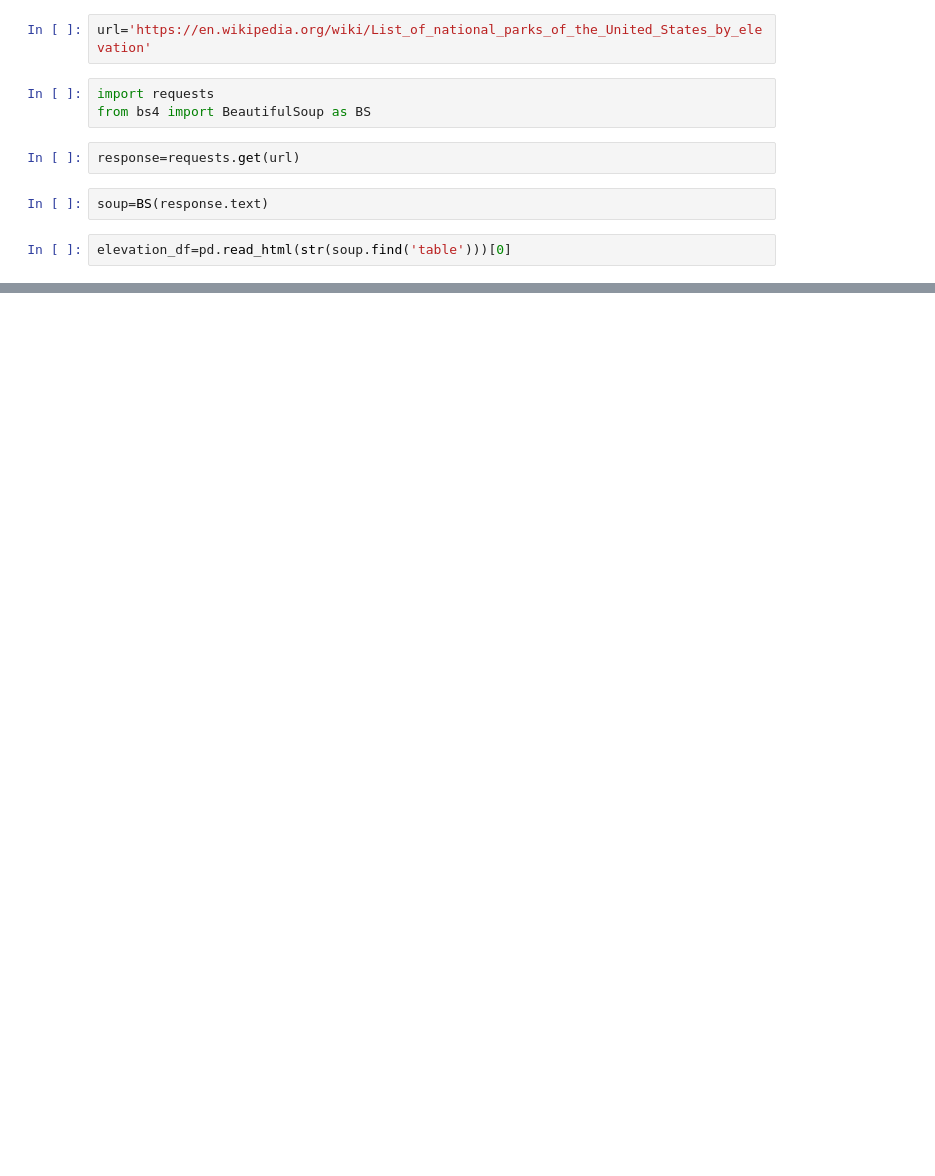
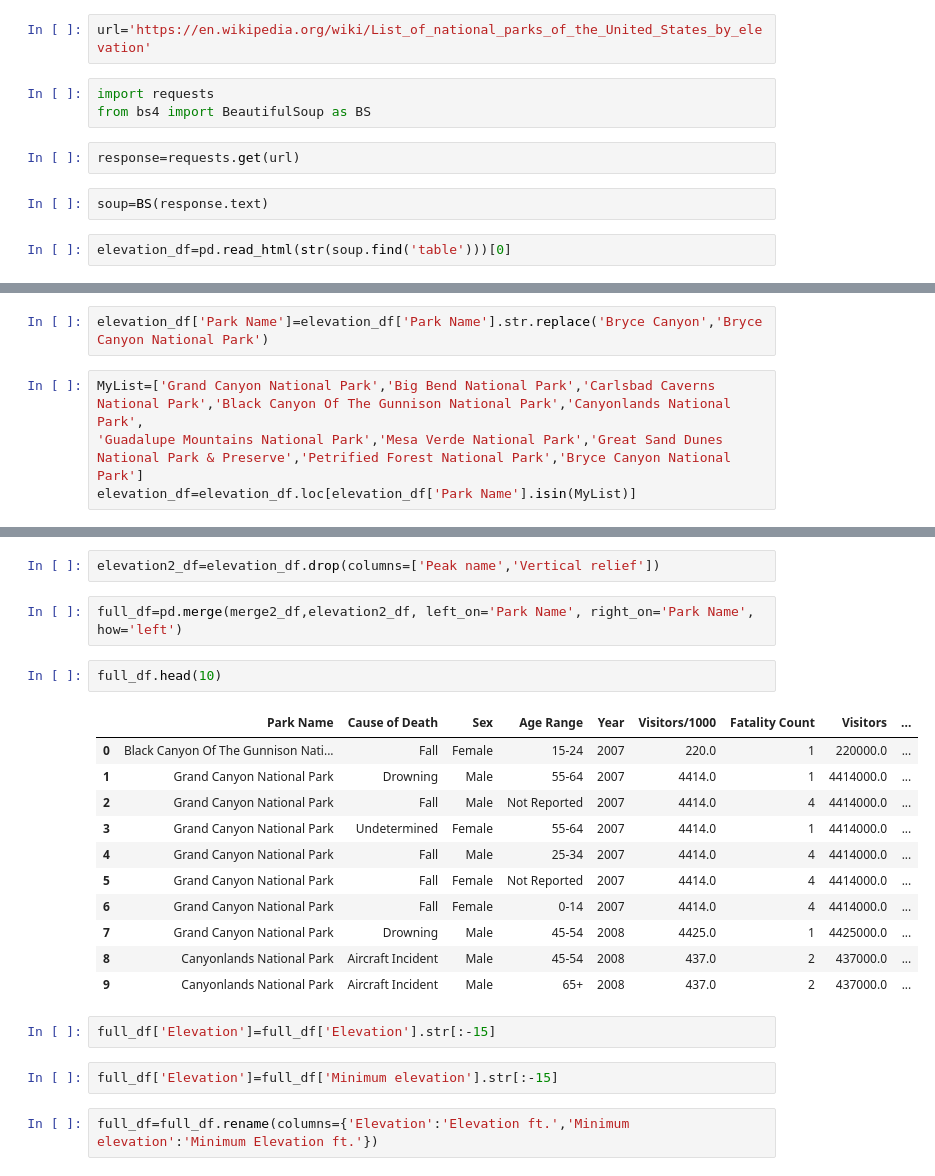
Before and after one commit to GGRAN24/Capstone_NParks, a Jupyter notebook: Capstone(a).ipynb, the cells around one changed output, grey strips where cells are left out. Cells and saved outputs as stored; diff of their text form; blank space fills up the shorter version.

```diff
--- a/Capstone(a).ipynb
+++ b/Capstone(a).ipynb
@@ -1582,0 +1657,6 @@ Wednesday am: finish data
+# %%
+elevation_df['Park Name']=elevation_df['Park Name'].str.replace('Bryce Canyon','Bryce Canyon National Park')
+# %%
+MyList=['Grand Canyon National Park','Big Bend National Park','Carlsbad Caverns National Park','Black Canyon Of The Gunnison National Park','Canyonlands National Park',
+'Guadalupe Mountains National Park','Mesa Verde National Park','Great Sand Dunes National Park & Preserve','Petrified Forest National Park','Bryce Canyon National Park']
+elevation_df=elevation_df.loc[elevation_df['Park Name'].isin(MyList)]
@@ -1582,0 +1677,24 @@ Wednesday am: finish data
+# %%
+elevation2_df=elevation_df.drop(columns=['Peak name','Vertical relief'])
+# %%
+full_df=pd.merge(merge2_df,elevation2_df, left_on='Park Name', right_on='Park Name', how='left')
+# %%
+full_df.head(10)
+# %% [output]
+|  | Park Name | Cause of Death | Sex | Age Range | Year | Visitors/1000 | Fatality Count | Visitors | ... |
+| 0 | Black Canyon Of The Gunnison Nati... | Fall | Female | 15-24 | 2007 | 220.0 | 1 | 220000.0 | ... |
+| 1 | Grand Canyon National Park | Drowning | Male | 55-64 | 2007 | 4414.0 | 1 | 4414000.0 | ... |
+| 2 | Grand Canyon National Park | Fall | Male | Not Reported | 2007 | 4414.0 | 4 | 4414000.0 | ... |
+| 3 | Grand Canyon National Park | Undetermined | Female | 55-64 | 2007 | 4414.0 | 1 | 4414000.0 | ... |
+| 4 | Grand Canyon National Park | Fall | Male | 25-34 | 2007 | 4414.0 | 4 | 4414000.0 | ... |
+| 5 | Grand Canyon National Park | Fall | Female | Not Reported | 2007 | 4414.0 | 4 | 4414000.0 | ... |
+| 6 | Grand Canyon National Park | Fall | Female | 0-14 | 2007 | 4414.0 | 4 | 4414000.0 | ... |
+| 7 | Grand Canyon National Park | Drowning | Male | 45-54 | 2008 | 4425.0 | 1 | 4425000.0 | ... |
+| 8 | Canyonlands National Park | Aircraft Incident | Male | 45-54 | 2008 | 437.0 | 2 | 437000.0 | ... |
+| 9 | Canyonlands National Park | Aircraft Incident | Male | 65+ | 2008 | 437.0 | 2 | 437000.0 | ... |
+# %%
+full_df['Elevation']=full_df['Elevation'].str[:-15]
+# %%
+full_df['Elevation']=full_df['Minimum elevation'].str[:-15]
+# %%
+full_df=full_df.rename(columns={'Elevation':'Elevation ft.','Minimum elevation':'Minimum Elevation ft.'})
```
Also changed, not shown: parts of 20 cells of this notebook.
